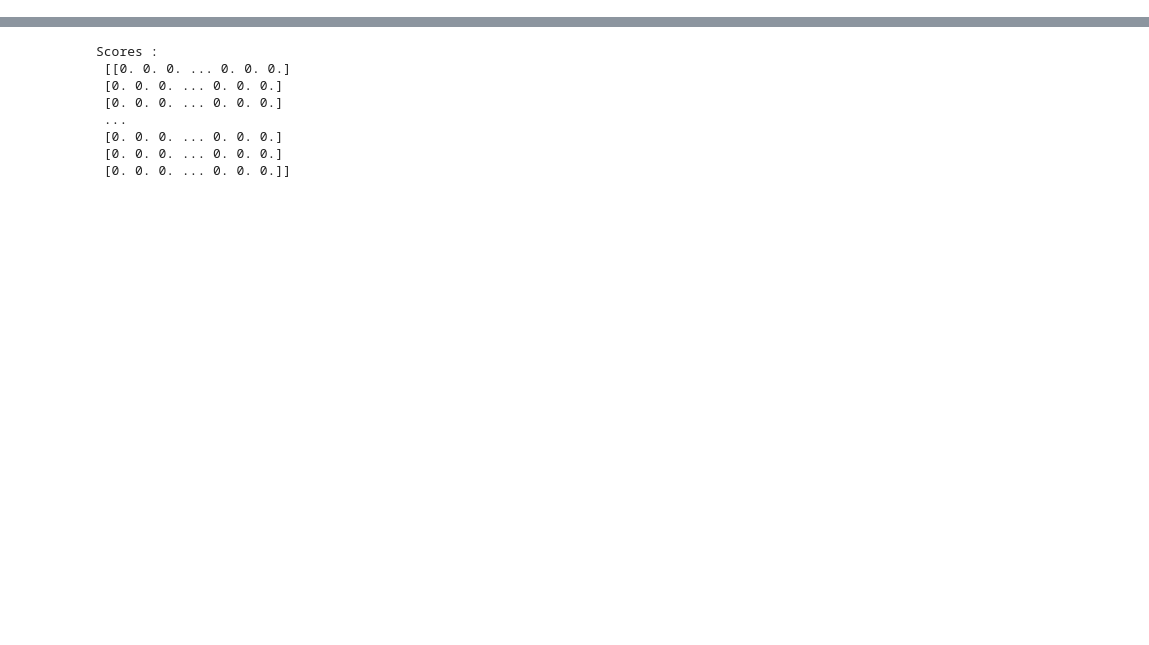
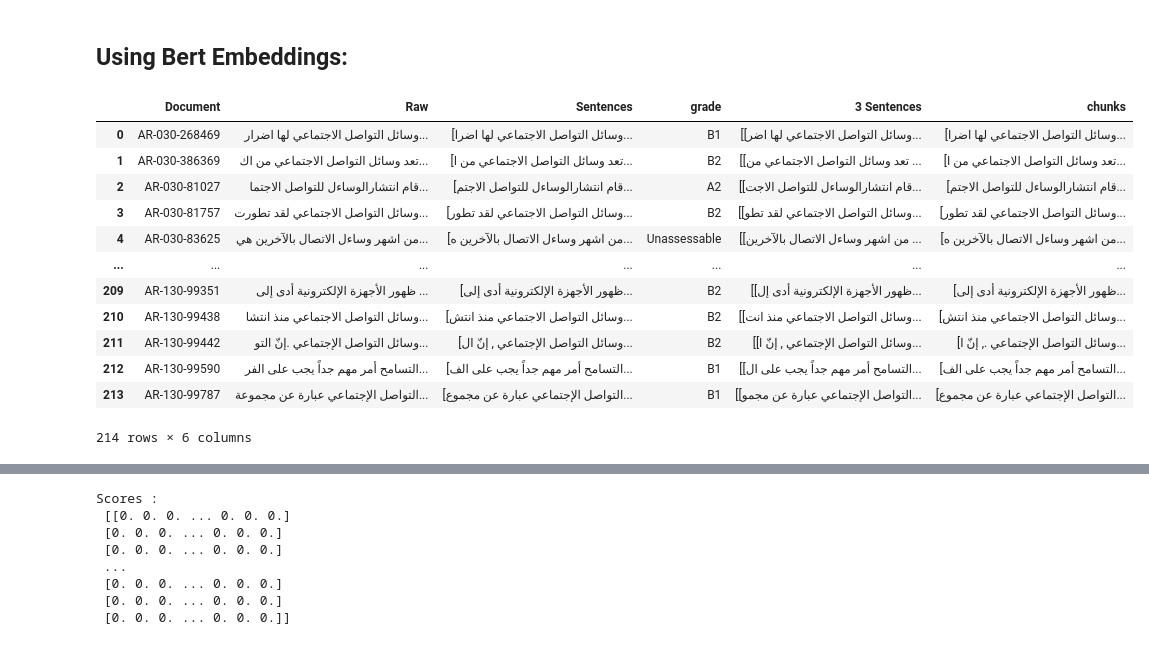
Before and after one commit to noorrabih/automated-feedback, a Jupyter notebook: Ranking_SVM.ipynb, the cells around one changed output, grey strips where cells are left out. Saved outputs shown, nothing was run; the diff lists cells and outputs as text; code cells hidden in the pictures; blank space fills up the shorter version.

```diff
--- a/Ranking_SVM.ipynb
+++ b/Ranking_SVM.ipynb
@@ -47,0 +120,52 @@ error_rate_df
+# %% [markdown]
+## Using Bert Embeddings:
+# %%
+#split the raw data into sentences with delimiter . or ،
+
+ZAEBUC_RAW['Sentences'] = ZAEBUC_RAW['Raw'].apply(lambda x: x.replace('،', '.').split('.'))
+# %%
+import xmltodict
+docs = ZAEBUC_COR['Document'].apply(lambda x: x if x.startswith('<') else np.nan).dropna()
+
+grades = []
+word_count = []
+
+for xml in docs:
+    if xml != "</doc>":
+        doc = xmltodict.parse(xml)
+        grades.append(doc["doc"]["@CEFR"])
+        word_count.append(doc["doc"]["@word_count"])
+ZAEBUC_RAW['grade'] = grades
+# %%
+def essay2chunks(essay: str):
+    sents = []
+    split_essay = essay.replace('.', '.+').split('+')
+    if('' in split_essay):
+        split_essay.remove('')
+    for sent in split_essay:
+        if(len(sent.split())<50):
+            sents.append(sent)
+        else:
+            for i in range(len(sent.split())//50):
+                sents.append(' '.join(sent.split()[i*50:(i+1)*50]))
+            sents.append(' '.join(sent.split()[(i+1)*50:]))
+    return sents
+# %%
+ZAEBUC_RAW['3 Sentences'] = ZAEBUC_RAW['Sentences'].apply(lambda x: [x[i:i+3]  for i in range(0, len(x), 3)])
+# %%
+ZAEBUC_RAW['chunks'] = ZAEBUC_RAW['Raw'].apply(lambda x: essay2chunks(x))
+ZAEBUC_RAW
+# %% [output]
+|  | Document | Raw | Sentences | grade | 3 Sentences | chunks |
+| 0 | AR-030-268469 | وسائل التواصل الاجتماعي لها اضرار... | [وسائل التواصل الاجتماعي لها اضرا... | B1 | [[وسائل التواصل الاجتماعي لها اضر... | [وسائل التواصل الاجتماعي لها اضرا... |
+| 1 | AR-030-386369 | تعد وسائل التواصل الاجتماعي من اك... | [تعد وسائل التواصل الاجتماعي من ا... | B2 | [[تعد وسائل التواصل الاجتماعي من ... | [تعد وسائل التواصل الاجتماعي من ا... |
+| 2 | AR-030-81027 | قام انتشارالوساءل للتواصل الاجتما... | [قام انتشارالوساءل للتواصل الاجتم... | A2 | [[قام انتشارالوساءل للتواصل الاجت... | [قام انتشارالوساءل للتواصل الاجتم... |
+| 3 | AR-030-81757 | وسائل التواصل الاجتماعي لقد تطورت... | [وسائل التواصل الاجتماعي لقد تطور... | B2 | [[وسائل التواصل الاجتماعي لقد تطو... | [وسائل التواصل الاجتماعي لقد تطور... |
+| 4 | AR-030-83625 | من اشهر وساءل الاتصال بالآخرين هي... | [من اشهر وساءل الاتصال بالآخرين ه... | Unassessable | [[من اشهر وساءل الاتصال بالآخرين ... | [من اشهر وساءل الاتصال بالآخرين ه... |
+| ... | ... | ... | ... | ... | ... | ... |
+| 209 | AR-130-99351 | ظهور الأجهزة الإلكترونية أدى إلى ... | [ظهور الأجهزة الإلكترونية أدى إلى... | B2 | [[ظهور الأجهزة الإلكترونية أدى إل... | [ظهور الأجهزة الإلكترونية أدى إلى... |
+| 210 | AR-130-99438 | وسائل التواصل الاجتماعي منذ انتشا... | [وسائل التواصل الاجتماعي منذ انتش... | B2 | [[وسائل التواصل الاجتماعي منذ انت... | [وسائل التواصل الاجتماعي منذ انتش... |
+| 211 | AR-130-99442 | وسائل التواصل الإجتماعي .إنّ التو... | [وسائل التواصل الإجتماعي , إنّ ال... | B2 | [[وسائل التواصل الإجتماعي , إنّ ا... | [وسائل التواصل الإجتماعي ., إنّ ا... |
+| 212 | AR-130-99590 | التسامح أمر مهم جداً يجب على الفر... | [التسامح أمر مهم جداً يجب على الف... | B1 | [[التسامح أمر مهم جداً يجب على ال... | [التسامح أمر مهم جداً يجب على الف... |
+| 213 | AR-130-99787 | التواصل الإجتماعي عبارة عن مجموعة... | [التواصل الإجتماعي عبارة عن مجموع... | B1 | [[التواصل الإجتماعي عبارة عن مجمو... | [التواصل الإجتماعي عبارة عن مجموع... |
+214 rows × 6 columns
```
Also changed, not shown: parts of 66 cells of this notebook.
